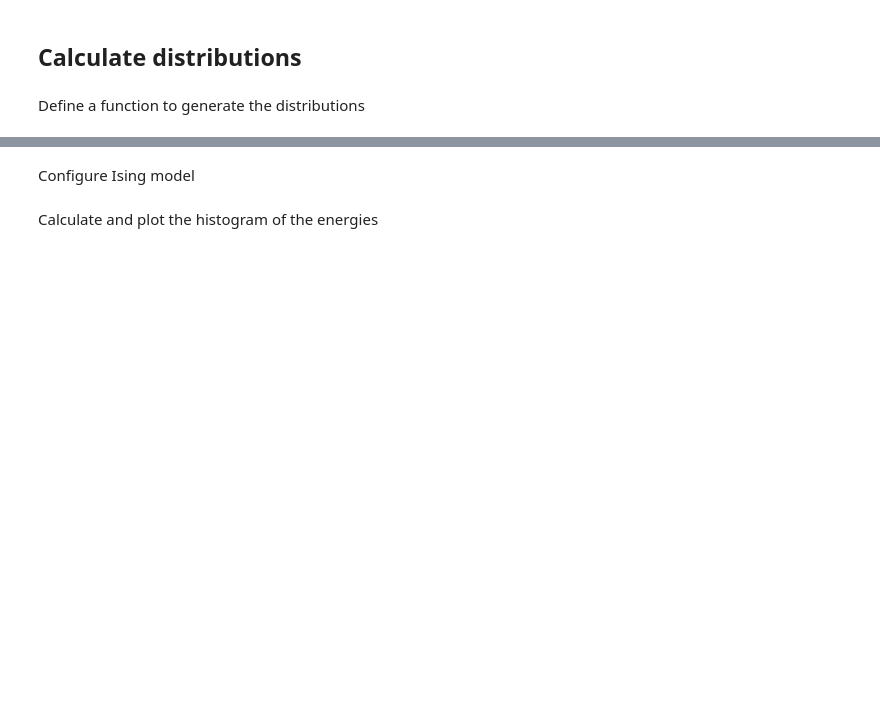
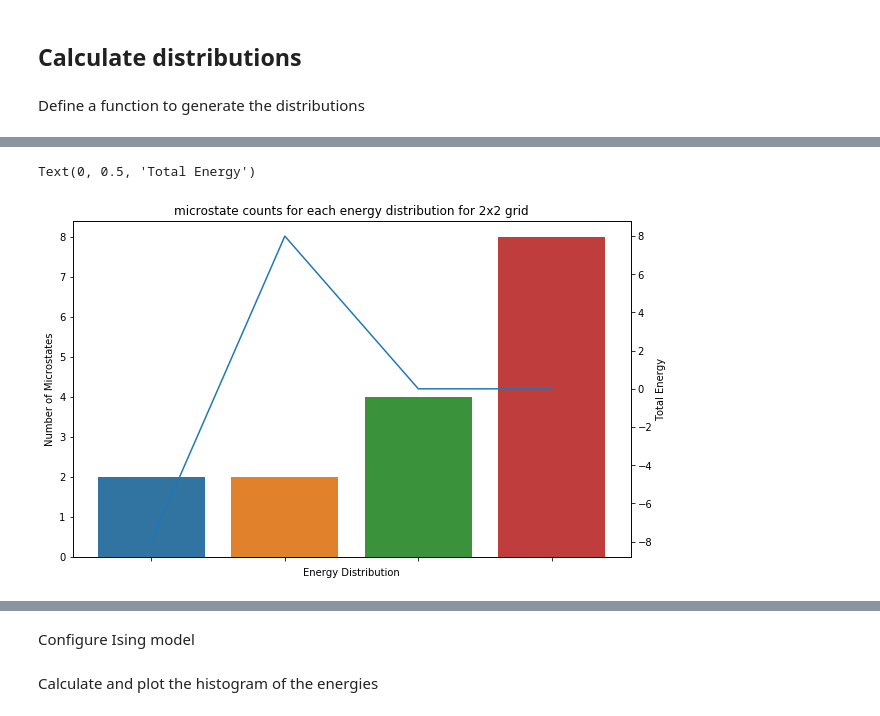
Before and after one commit to emptymalei/ising, a Jupyter notebook: notebooks/01.most-probable-distribution-and-ising-model.ipynb, the cells around one changed output, grey strips where cells are left out. Cells and saved outputs as stored; diff of their text form; code cells hidden in the pictures; blank space fills up the shorter version.

```diff
--- a/notebooks/01.most-probable-distribution-and-ising-model.ipynb
+++ b/notebooks/01.most-probable-distribution-and-ising-model.ipynb
@@ -32,7 +78,10 @@ def _dist_extraction(dist):
 
     dist_counts = {}
     for i in dist_values:
-        dist_counts[tuple(i)] = dist_values.count(i)
+        dist_counts[tuple(i)] = {
+            'counts': dist_values.count(i),
+            'total_energy': sum([x*y for x,y in zip(dist_keys,i)])/4
+        }
 
     dist_dict = {
         'states': tuple(dist_keys),
@@ -51,9 +100,14 @@ def _calc_distribution(ising_param):
     dist = [i.get('dist') for i in states]
     spin_dist = [i.get('spin_dist') for i in states]
 
-    return energies, total_states, _dist_extraction(dist), _dist_extraction(spin_dist)
+    return {
+        'energies': energies,
+        'total_states': total_states,
+        'dist': _dist_extraction(dist),
+        'spin_dist': _dist_extraction(spin_dist)
+    }
 # %%
-_calc_distribution({
+model_2 = _calc_distribution({
         'width': 2,
         'height': 2
     })
@@ -100,0 +114,5 @@ _calc_distribution({
+# %%
+model_2_dist = list(
+    model_2.get('dist').get('counts').values()
+)
+model_2_dist = sorted(model_2_dist, key = lambda i: i['counts'])
@@ -100,0 +139,14 @@ _calc_distribution({
+# %%
+fig, ax = plt.subplots(figsize=(10,6.18))
+x = list(range(len(model_2_dist)))
+sns.barplot(x, [i['counts'] for i in model_2_dist], ax=ax)
+ax2 = ax.twinx()
+sns.lineplot(x, [i['total_energy'] for i in model_2_dist], ax=ax2,markers=True)
+ax.set_xticklabels([])
+ax.set_xlabel('Energy Distribution')
+ax.set_ylabel('Number of Microstates')
+ax.set_title('microstate counts for each energy distribution for 2x2 grid')
+ax2.set_ylabel('Total Energy')
+# %% [output]
+Text(0, 0.5, 'Total Energy')
+[figure, added]
```
Also changed, not shown: parts of 21 cells of this notebook, 1 other file.
